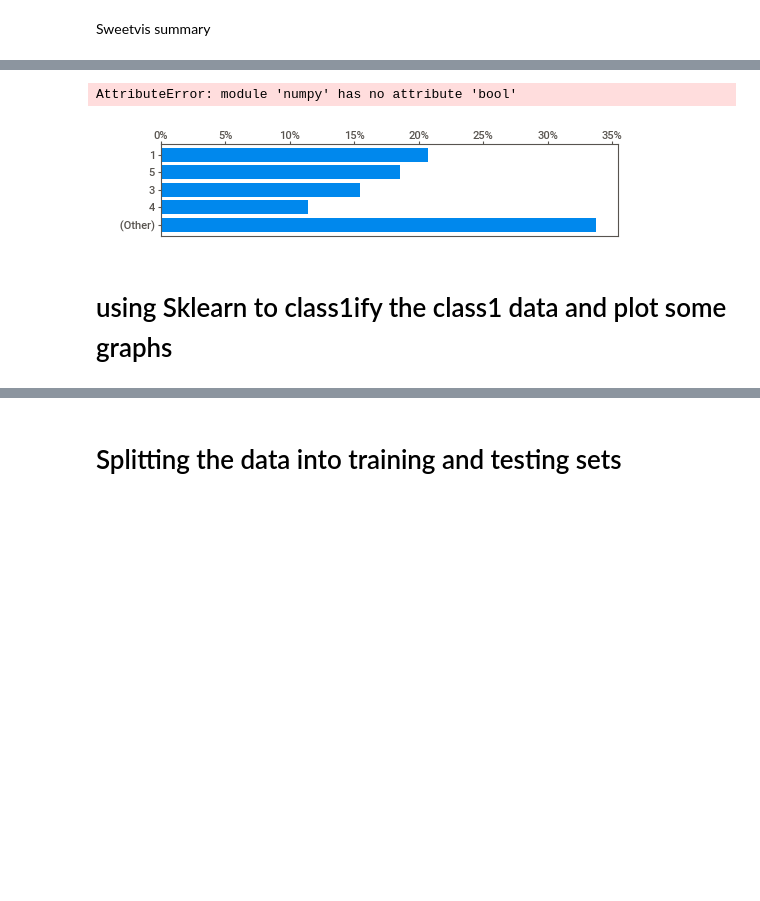
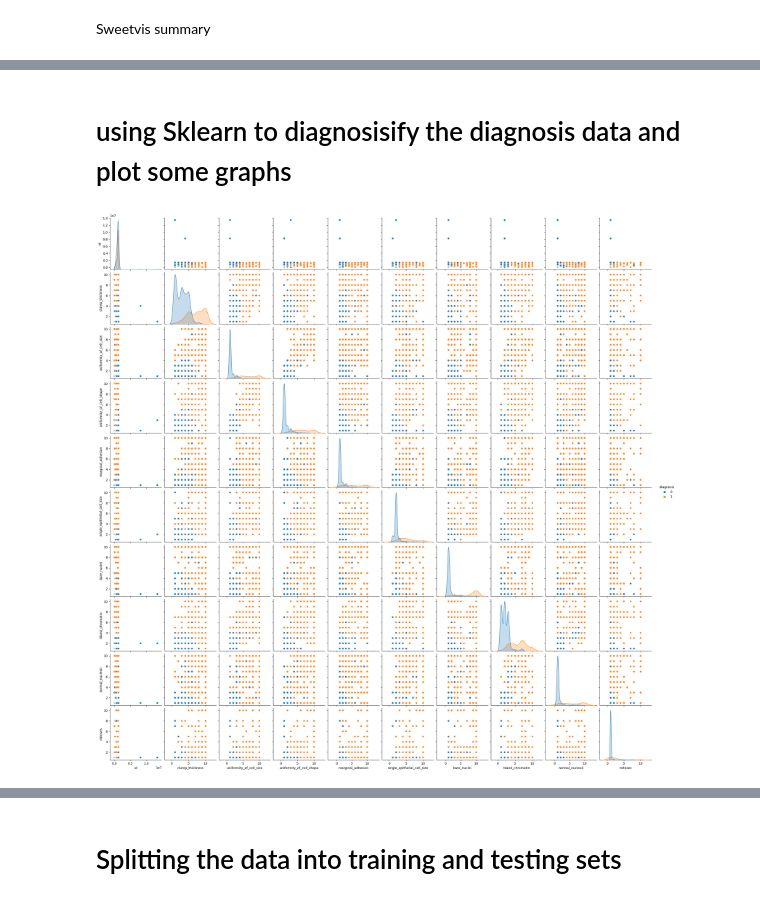
Before and after one commit to TeaToCodeConverter/2022-CN6005-GP-13-Coursework, a Jupyter notebook: EDA/EDA-Sweetviz2.ipynb, the cells around one changed output, grey strips where cells are left out. Cells and saved outputs as stored; diff of their text form; code cells hidden in the pictures; blank space fills up the shorter version.

```diff
--- a/EDA/EDA-Sweetviz2.ipynb
+++ b/EDA/EDA-Sweetviz2.ipynb
@@ -76,26 +100,25 @@ x
 # %%
 # Summary of the dataset
 
-analysis = sv.analyze(l1, target_feat='class1')
-analysis.show_html('EDA-Sweetviz2.html', open_browser=False)
+#analysis = sv.analyze(l1, target_feat='diagnosis')
+#analysis.show_html('EDA-Sweetviz2.html', open_browser=False)
-# %% [output]
-AttributeError: module 'numpy' has no attribute 'bool'
-[figure, removed]
 # %%
 #Dislay resuls in the notebook
 import IPython
 ip = IPython.display.IFrame(src='EDA-Sweetviz2.html', width=1000, height=600)
 # %% [markdown]
-# using Sklearn to class1ify the class1 data and plot some graphs
+# using Sklearn to diagnosisify the diagnosis data and plot some graphs
 # %%
 from sklearn.preprocessing import LabelEncoder
 labelencoder_y = LabelEncoder()
-l1.class1 = labelencoder_y.fit_transform(l1.class1.values)
+l1.diagnosis = labelencoder_y.fit_transform(l1.diagnosis.values)
 
-sns.pairplot(l1, hue='class1')
+sns.pairplot(l1, hue='diagnosis')
 
 #reencode entire dataframe
 l1 = l1.apply(LabelEncoder().fit_transform)
+# %% [output]
+[figure, added]
 # %%
 #get the correlation of the columns
 l1.corr()
```
Also changed, not shown: parts of 17 cells of this notebook, 17 other files.
